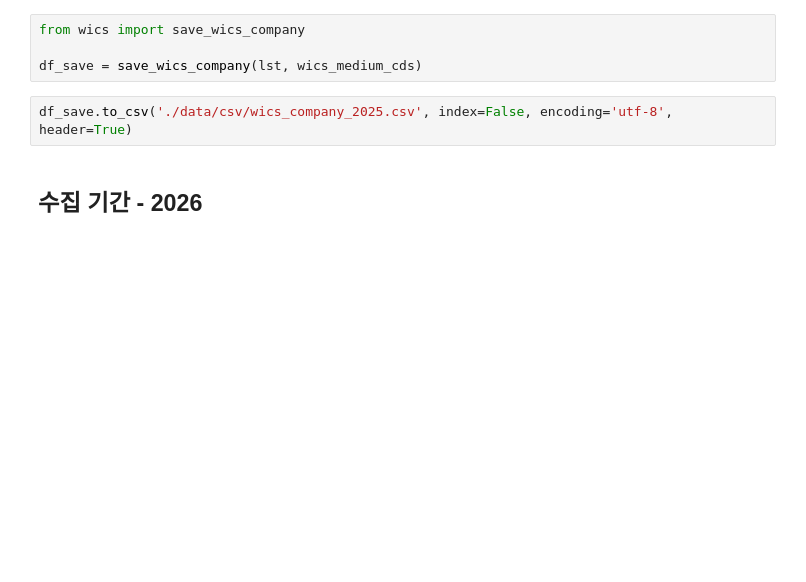
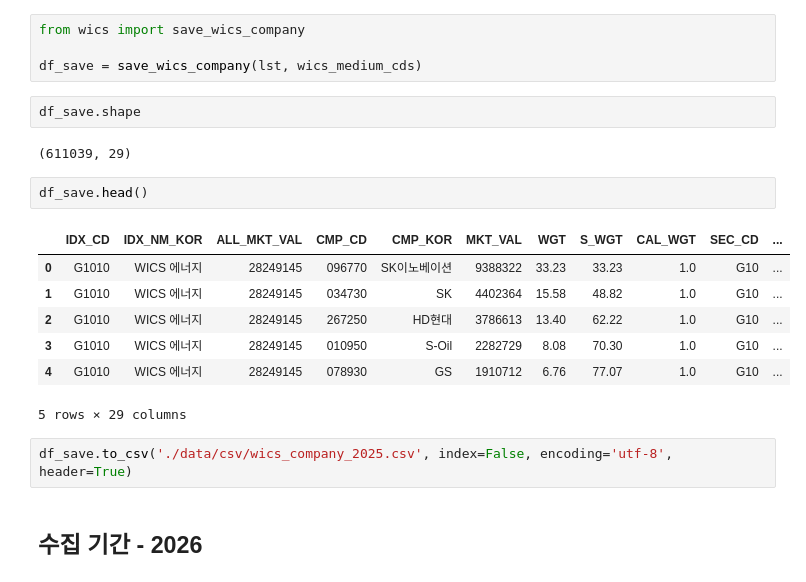
Before and after one commit to techshin31/test_stock, a Jupyter notebook: etl/wics/wics_company.ipynb, the cells around one changed output. Saved outputs shown, nothing was run; the diff lists cells and outputs as text; blank space fills up the shorter version.

```diff
--- a/etl/wics/wics_company.ipynb
+++ b/etl/wics/wics_company.ipynb
@@ -319,6 +324,20 @@ print(f"시작일: {lst[0]} & 끝나는일: {lst[-1]}")
 from wics import save_wics_company
 
 df_save = save_wics_company(lst, wics_medium_cds)
+# %%
+df_save.shape
+# %% [output]
+(611039, 29)
+# %%
+df_save.head()
+# %% [output]
+|  | IDX_CD | IDX_NM_KOR | ALL_MKT_VAL | CMP_CD | CMP_KOR | MKT_VAL | WGT | S_WGT | CAL_WGT | SEC_CD | ... |
+| 0 | G1010 | WICS 에너지 | 28249145 | 096770 | SK이노베이션 | 9388322 | 33.23 | 33.23 | 1.0 | G10 | ... |
+| 1 | G1010 | WICS 에너지 | 28249145 | 034730 | SK | 4402364 | 15.58 | 48.82 | 1.0 | G10 | ... |
+| 2 | G1010 | WICS 에너지 | 28249145 | 267250 | HD현대 | 3786613 | 13.40 | 62.22 | 1.0 | G10 | ... |
+| 3 | G1010 | WICS 에너지 | 28249145 | 010950 | S-Oil | 2282729 | 8.08 | 70.30 | 1.0 | G10 | ... |
+| 4 | G1010 | WICS 에너지 | 28249145 | 078930 | GS | 1910712 | 6.76 | 77.07 | 1.0 | G10 | ... |
+5 rows × 29 columns
 # %%
 df_save.to_csv('./data/csv/wics_company_2025.csv', index=False, encoding='utf-8', header=True)
 # %% [markdown]
```
Also changed, not shown: parts of 5 cells of this notebook, 2 other files.
